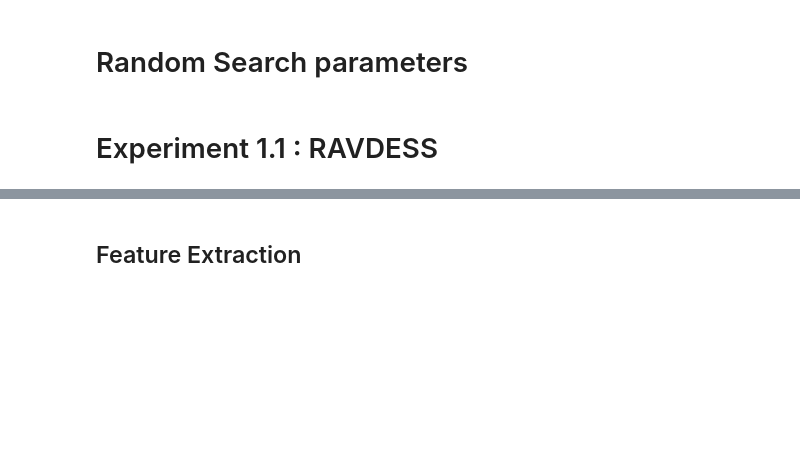
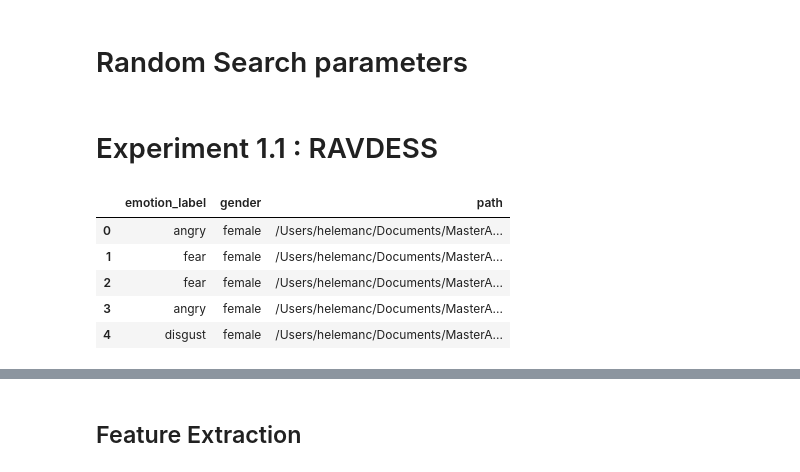
Before and after one commit to helemanc/ambient-intelligence, a Jupyter notebook: notebooks_binary_model/Experiment_6_SVM.ipynb, the cells around one changed output, grey strips where cells are left out. Saved outputs shown, nothing was run; the diff lists cells and outputs as text; code cells hidden in the pictures; blank space fills up the shorter version.

```diff
--- a/notebooks_binary_model/Experiment_6_SVM.ipynb
+++ b/notebooks_binary_model/Experiment_6_SVM.ipynb
@@ -940,3 +940,12 @@ svc = SVC()
 df_train = RAV_train
 df_val = RAV_val
 df_test = RAV_test
+# %%
+df_train.head()
+# %% [output]
+|  | emotion_label | gender | path |
+| 0 | angry | female | /Users/helemanc/Documents/MasterA... |
+| 1 | fear | female | /Users/helemanc/Documents/MasterA... |
+| 2 | fear | female | /Users/helemanc/Documents/MasterA... |
+| 3 | angry | female | /Users/helemanc/Documents/MasterA... |
+| 4 | disgust | female | /Users/helemanc/Documents/MasterA... |
```
Also changed, not shown: parts of 10 cells of this notebook, 7 other files.
